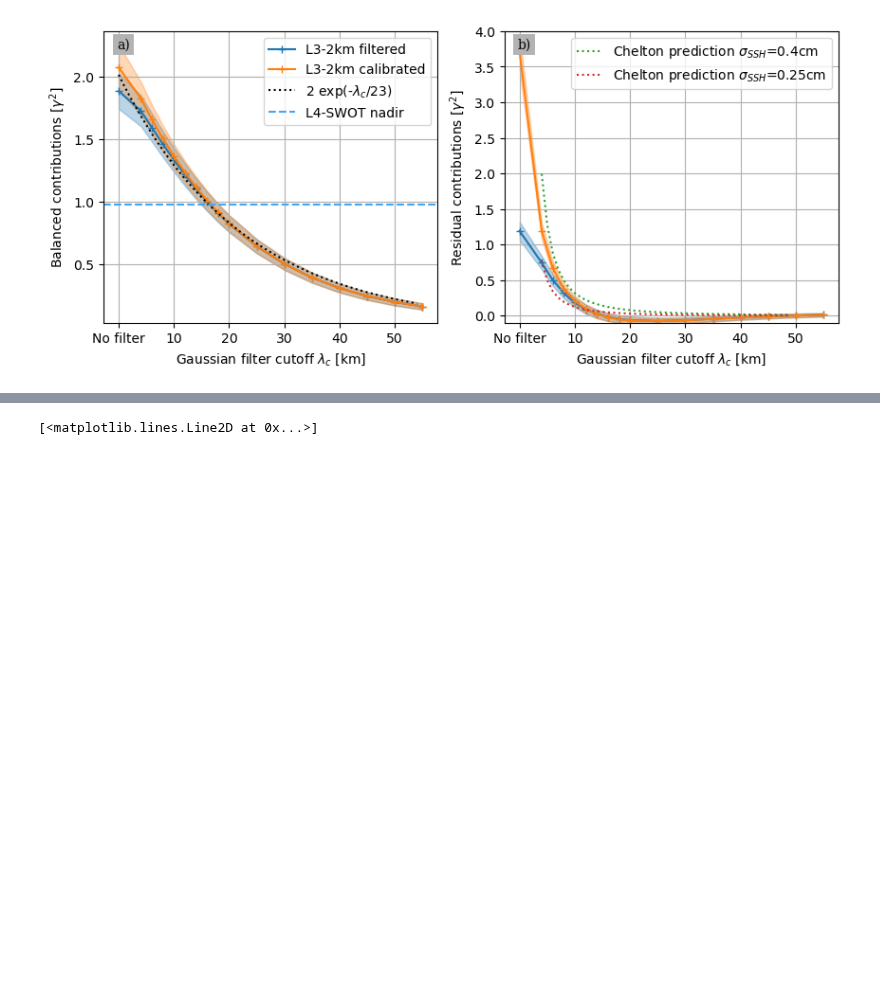
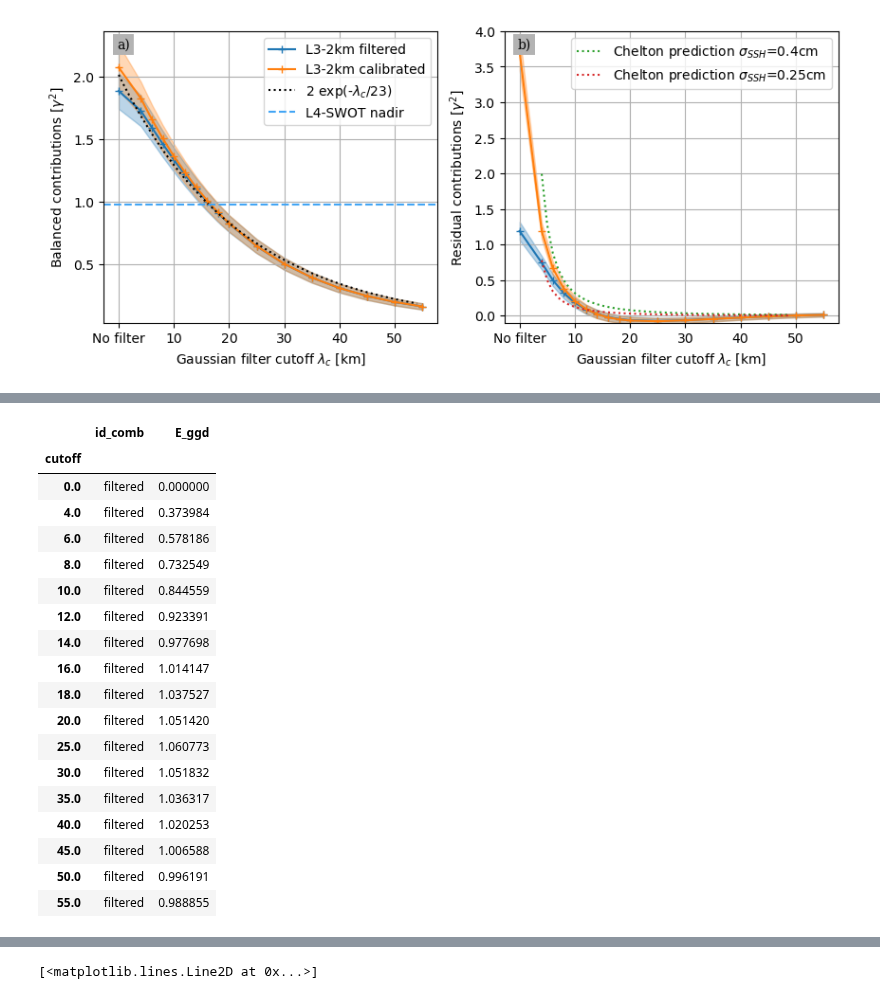
Before and after one commit to margot-demol/med_analysis, a Jupyter notebook: 10_swot_capabilities_diags/26_spatial_scales.ipynb, the cells around one changed output, grey strips where cells are left out. Drawn from its saved outputs; the diff is of its cells as text; code cells hidden in the pictures; blank space fills up the shorter version.

```diff
--- a/10_swot_capabilities_diags/26_spatial_scales.ipynb
+++ b/10_swot_capabilities_diags/26_spatial_scales.ipynb
@@ -378,0 +408,22 @@ for ax in axs :
+# %%
+(((dsgf.sel(cutoff=0)-dsgf)/dsgf.sel(cutoff=0)).E_ggd).to_dataframe()
+# %% [output]
+|  | id_comb | E_ggd |
+| cutoff |  |  |
+| 0.0 | filtered | 0.000000 |
+| 4.0 | filtered | 0.373984 |
+| 6.0 | filtered | 0.578186 |
+| 8.0 | filtered | 0.732549 |
+| 10.0 | filtered | 0.844559 |
+| 12.0 | filtered | 0.923391 |
+| 14.0 | filtered | 0.977698 |
+| 16.0 | filtered | 1.014147 |
+| 18.0 | filtered | 1.037527 |
+| 20.0 | filtered | 1.051420 |
+| 25.0 | filtered | 1.060773 |
+| 30.0 | filtered | 1.051832 |
+| 35.0 | filtered | 1.036317 |
+| 40.0 | filtered | 1.020253 |
+| 45.0 | filtered | 1.006588 |
+| 50.0 | filtered | 0.996191 |
+| 55.0 | filtered | 0.988855 |
```
Also changed, not shown: parts of 10 cells of this notebook, 28 other files.
